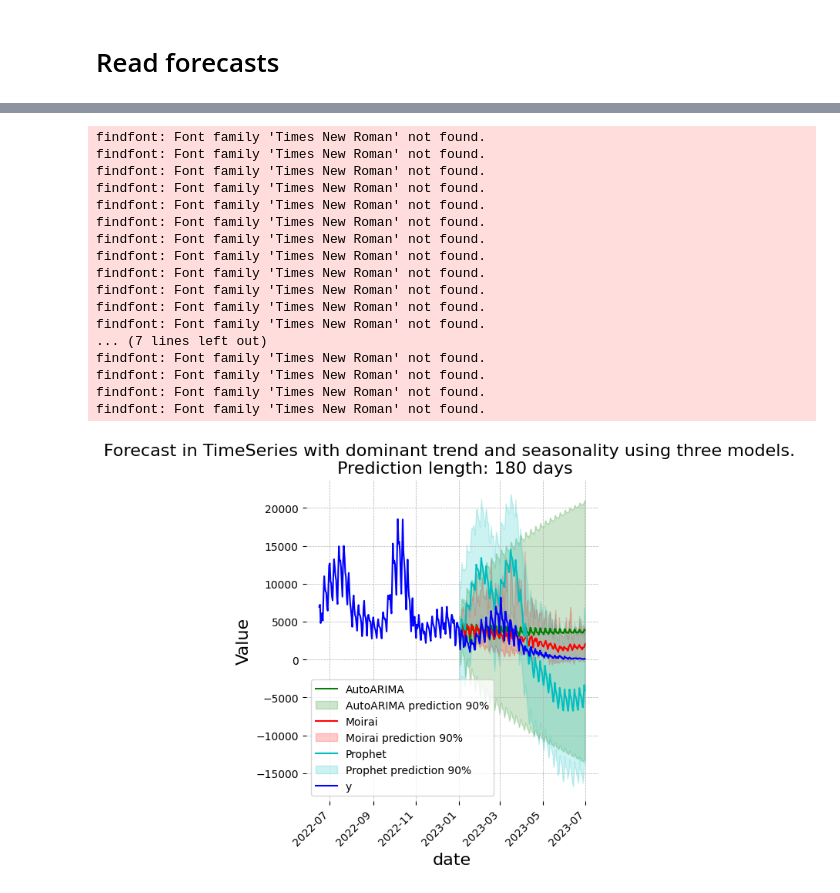
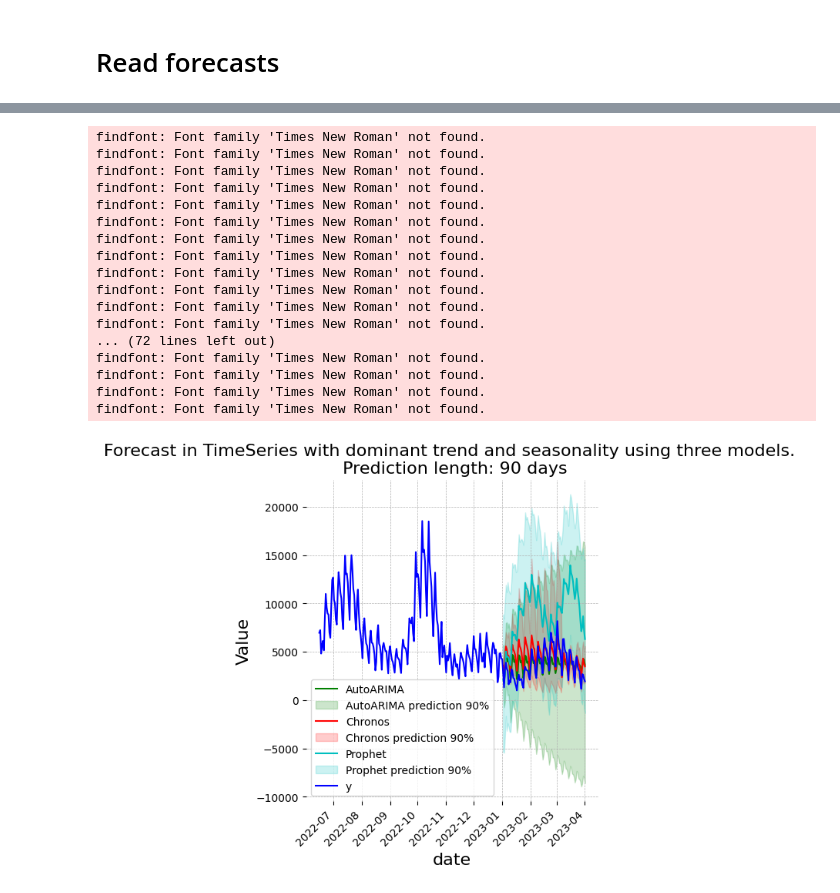
Before and after one commit to anamabo/medium-blogs, a Jupyter notebook: timecopilot/notebooks/forecast_dataset2.ipynb, the cells around one changed output, grey strips where cells are left out. Cells and saved outputs as stored; diff of their text form; code cells hidden in the pictures.

Commit message:
forecast comparison

```diff
--- a/timecopilot/notebooks/forecast_dataset2.ipynb
+++ b/timecopilot/notebooks/forecast_dataset2.ipynb
@@ -27,7 +27,7 @@ cols = ['unique_id', 'ds', 'y']
 
 df = pd.merge(df_left, df, how='left', on='ds')
 df['y'] = df['y'].fillna(0)
-df['unique_id'] = 'all'
+df['unique_id'] = 'dataset2'
 
 print(f"total length: {df.shape[0]}")
 print(df.columns)
@@ -44,47 +61,47 @@ time frequency: 1.0
 # %%
 # create the train and test sets
 train_window = 3 * 365  # days
-prediction_window = 180  # days
+prediction_window = 90  # days
 
 train = df.iloc[:train_window, :].copy()
 test = df.iloc[train_window:, :].copy()
 
 # preds
-predictions_df = pd.read_csv(os.path.join(root_path, "data", "forecaster_forecast_3_examples.csv"), parse_dates=True)
+predictions_df = pd.read_csv(os.path.join(root_path, "data", "forecaster_forecast_cv.csv"), parse_dates=True)
 predictions_df['ds'] = pd.to_datetime(predictions_df['ds'])
 
 # Merge predictions with original data
 true_and_preds = pd.merge(test, predictions_df, on=['ds', 'unique_id'], how="right")
 all_data = pd.concat([train.iloc[-200:, :], true_and_preds])
 all_data.drop(columns=['unique_id'], inplace=True)
 
 # Plot the results
 figure = plot_results(
     results_df=all_data.set_index('ds'),
     target_colname='y',
     title=f"Forecast in TimeSeries with dominant trend and seasonality using three models. \n Prediction length: {prediction_window} days",
     figsize=(5, 6),
 )
 plt.show()
 # %% [output]
 findfont: Font family 'Times New Roman' not found.
 findfont: Font family 'Times New Roman' not found.
 findfont: Font family 'Times New Roman' not found.
 findfont: Font family 'Times New Roman' not found.
 findfont: Font family 'Times New Roman' not found.
 findfont: Font family 'Times New Roman' not found.
 findfont: Font family 'Times New Roman' not found.
 findfont: Font family 'Times New Roman' not found.
 findfont: Font family 'Times New Roman' not found.
 findfont: Font family 'Times New Roman' not found.
 findfont: Font family 'Times New Roman' not found.
 findfont: Font family 'Times New Roman' not found.
-... (7 lines left out)
+... (72 lines left out)
 findfont: Font family 'Times New Roman' not found.
 findfont: Font family 'Times New Roman' not found.
 findfont: Font family 'Times New Roman' not found.
 findfont: Font family 'Times New Roman' not found.
-[figure, old version]
+[figure, new version]
 # %%
 all_data
 # %% [output]
```
Also changed, not shown: parts of 5 cells of this notebook, 2 other files.
